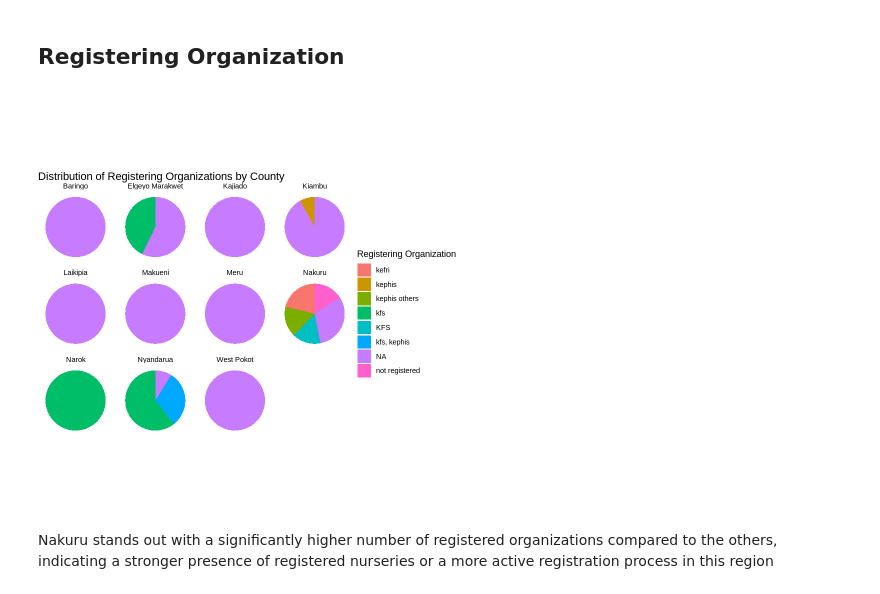
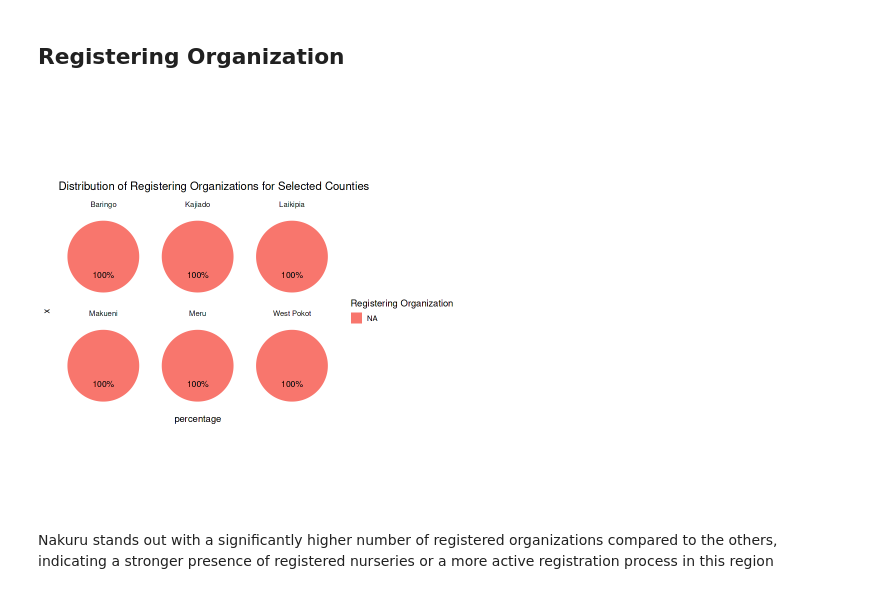
Before and after one commit to loureenvalyne/R_projects, a Jupyter notebook: nursery_survey_data_Analyis_with_R.ipynb, the cells around one changed output. Cells and saved outputs as stored; diff of their text form; code cells hidden in the pictures.

```diff
--- a/nursery_survey_data_Analyis_with_R.ipynb
+++ b/nursery_survey_data_Analyis_with_R.ipynb
@@ -609,28 +668,38 @@ ggplot(pivot_table_reg_status, aes(x = ADM1, y = proportion, fill = nursery_regi
 # %% [markdown]
 ## Registering Organization
-# %%
-# Replace NA values with the string "NA" and summarize the data
-pivot_table_registering_org <- nursery_survey_data %>%
-  mutate(registering_org = ifelse(is.na(registering_org), "NA", registering_org)) %>%  # Replace NA with "NA"
-  group_by(ADM1, registering_org) %>%
-  summarise(count = n(), .groups = "drop")
-
-# Ensure no empty slices (filter any counties with zero counts)
-pivot_table_registering_org <- pivot_table_registering_org %>%
-  filter(count > 0)
-
-# Create a pie chart
-ggplot(pivot_table_registering_org, aes(x = "", y = count, fill = registering_org)) +
-  geom_bar(stat = "identity", width = 1) +  # Create the bar for the pie
-  coord_polar(theta = "y") +  # Convert the bar chart to a pie chart
-  facet_wrap(~ ADM1, scales = "free") +  # Facet by county (ADM1) with free scales
-  labs(
-    title = "Distribution of Registering Organizations by County",
-    fill = "Registering Organization"
-  ) +
-  theme_void() +  # Clean up the chart for a more aesthetic look
-  theme(axis.text.x = element_blank())  # Remove x-axis text
-# %% [output]
-[figure, removed]
+# %%
+# Filter data for the selected counties
+selected_counties <- c("Baringo", "Kajiado", "Laikipia", "Makueni", "Meru", "West Pokot")
+
+registering_org_summary <- nursery_survey_data %>%
+  mutate(registering_org = ifelse(is.na(registering_org), "NA", registering_org)) %>%  # Replace NA with "NA"
+  filter(ADM1 %in% selected_counties) %>%  # Filter for selected counties
+  group_by(ADM1, registering_org) %>%
+  summarise(count = n(), .groups = "drop")
+
+# Calculate percentages for each organization per county
+registering_org_summary <- registering_org_summary %>%
+  group_by(ADM1) %>%
+  mutate(percentage = count / sum(count) * 100)
+
+# Plot pie charts with percentages on the slices and smaller legend color squares
+ggplot(registering_org_summary, aes(x = "", y = percentage, fill = registering_org)) +
+  geom_bar(stat = "identity", width = 1) +  # Create the bar chart
+  coord_polar(theta = "y") +  # Convert to pie chart
+  facet_wrap(~ ADM1) +  # Create a separate pie chart for each county
+  geom_text(aes(label = paste0(round(percentage, 1), "%")), position = position_stack(vjust = 0.5), size = 3.5) +  # Add percentage labels
+  labs(
+    title = "Distribution of Registering Organizations for Selected Counties",
+    fill = "Registering Organization"
+  ) +
+  theme_minimal() +
+  theme(
+    axis.text.x = element_blank(),  # Hide x-axis text
+    axis.ticks = element_blank(),  # Remove axis ticks
+    panel.grid = element_blank(),  # Remove grid lines
+    legend.key.size = unit(0.5, "cm")  # Make the color squares smaller in the legend
+  )
+# %% [output]
+[figure, added]
 # %% [markdown]
 Nakuru stands out with a significantly higher number of registered organizations compared to the others, indicating a stronger presence of registered nurseries or a more active registration process in this region
```
Also changed, not shown: parts of 44 cells of this notebook.
